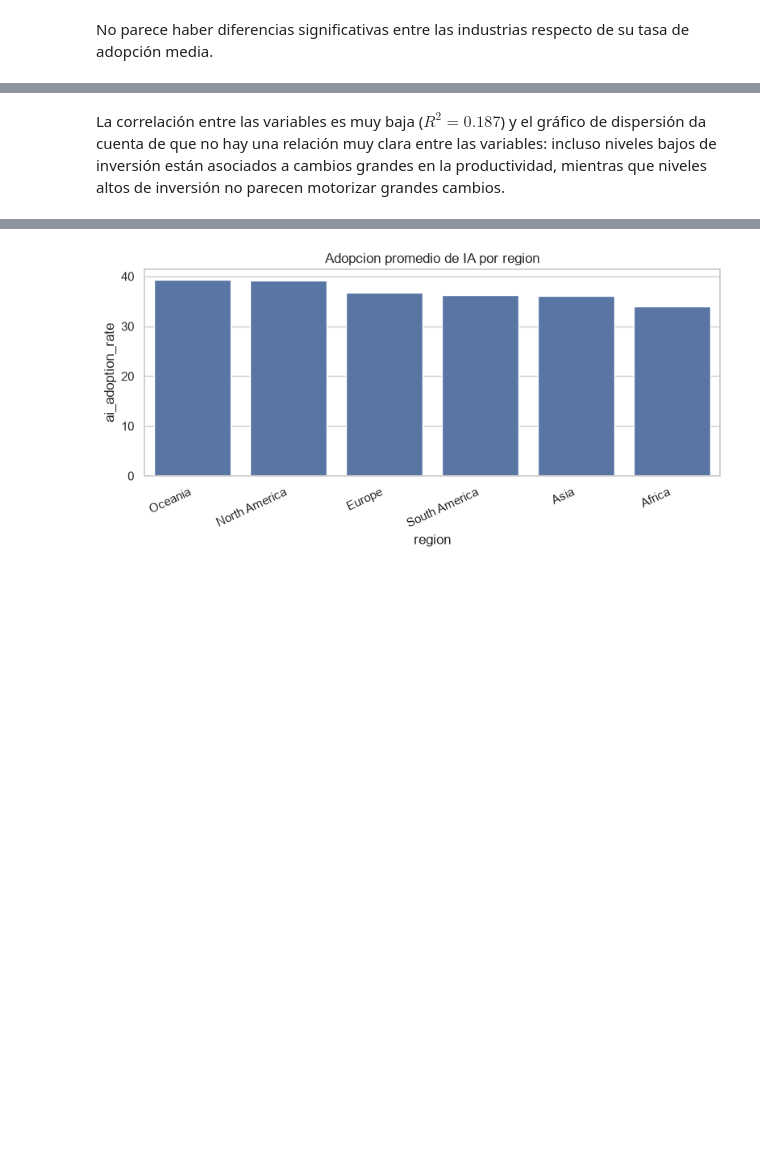
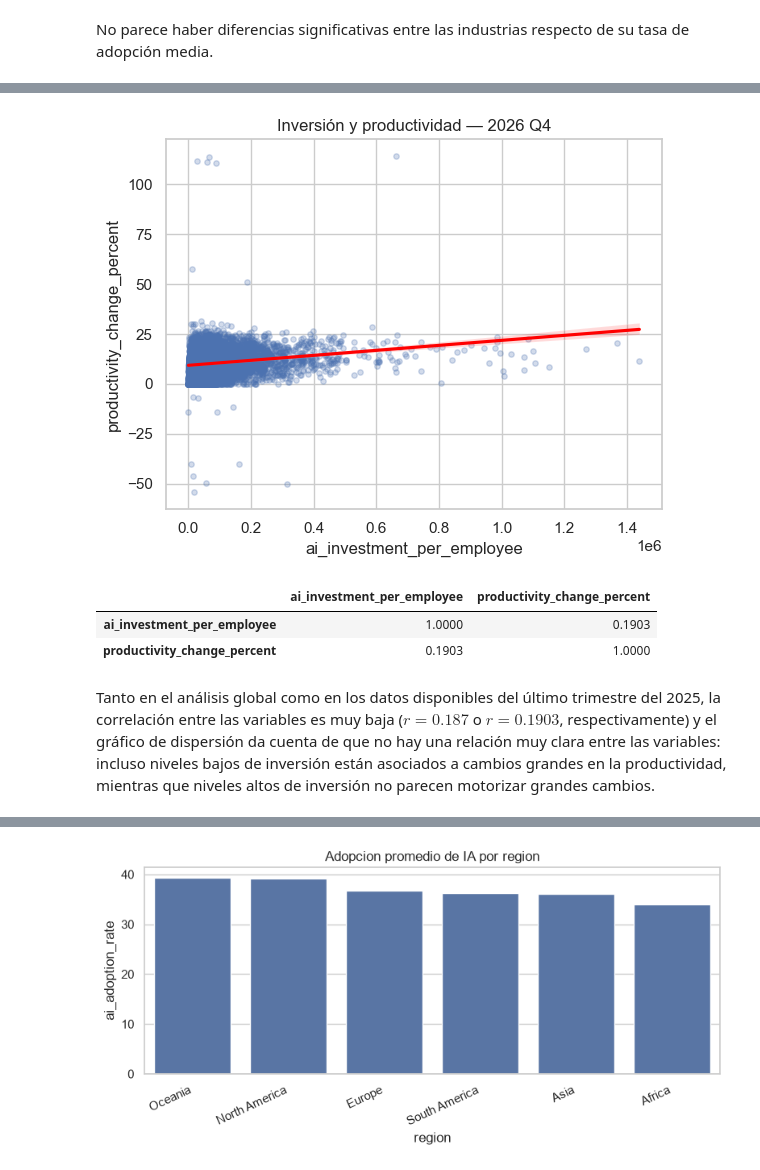
Before and after one commit to Ericsig/DiploDatos, a Jupyter notebook: notebook/eda_notebook.ipynb, the cells around one changed output, grey strips where cells are left out. Saved outputs shown, nothing was run; the diff lists cells and outputs as text; code cells hidden in the pictures; blank space fills up the shorter version.

Commit message:
[feat] Add table and new tentative plots

```diff
--- a/notebook/eda_notebook.ipynb
+++ b/notebook/eda_notebook.ipynb
@@ -331,5 +383,53 @@ company_clean[['ai_investment_per_employee', 'productivity_change_percent']].cor
 |  | ai_investment_per_employee | productivity_change_percent |
 | ai_investment_per_employee | 1.000 | 0.187 |
 | productivity_change_percent | 0.187 | 1.000 |
+# %%
+panel = company.dropna(
+    subset=[
+        'company_id',
+        'survey_year',
+        'quarter',
+        'ai_investment_per_employee',
+        'productivity_change_percent'
+    ]
+).copy()
+
+panel['quarter_num'] = (
+    panel['quarter']
+    .str.extract(r'(\d)')[0]
+    .astype(int)
+)
+
+latest_year = panel['survey_year'].max()
+latest_quarter = panel.loc[
+    panel['survey_year'].eq(latest_year),
+    'quarter_num'
+].max()
+
+latest = panel[
+    panel['survey_year'].eq(latest_year)
+    & panel['quarter_num'].eq(latest_quarter)
+    & panel['ai_investment_per_employee'].ge(0)
+]
+
+sns.regplot(
+    data=latest,
+    x='ai_investment_per_employee',
+    y='productivity_change_percent',
+    scatter_kws={'alpha': 0.25, 's': 15},
+    line_kws={'color': 'red'}
+)
+
+plt.title(f'Inversión y productividad — {int(latest_year)} Q{latest_quarter}')
+plt.show()
+
+latest[
+    ['ai_investment_per_employee', 'productivity_change_percent']
+].corr()
+# %% [output]
+[figure, added]
+|  | ai_investment_per_employee | productivity_change_percent |
+| ai_investment_per_employee | 1.0000 | 0.1903 |
+| productivity_change_percent | 0.1903 | 1.0000 |
 # %% [markdown]
-La correlación entre las variables es muy baja ($R^2=0.187$) y el gráfico de dispersión da cuenta de que no hay una relación muy clara entre las variables: incluso niveles bajos de inversión están asociados a cambios grandes en la productividad, mientras que niveles altos de inversión no parecen motorizar grandes cambios.
+Tanto en el análisis global como en los datos disponibles del último trimestre del 2025, la correlación entre las variables es muy baja ($r=0.187$ o $r=0.1903$, respectivamente) y el gráfico de dispersión da cuenta de que no hay una relación muy clara entre las variables: incluso niveles bajos de inversión están asociados a cambios grandes en la productividad, mientras que niveles altos de inversión no parecen motorizar grandes cambios.
```
Also changed, not shown: parts of 8 cells of this notebook.
